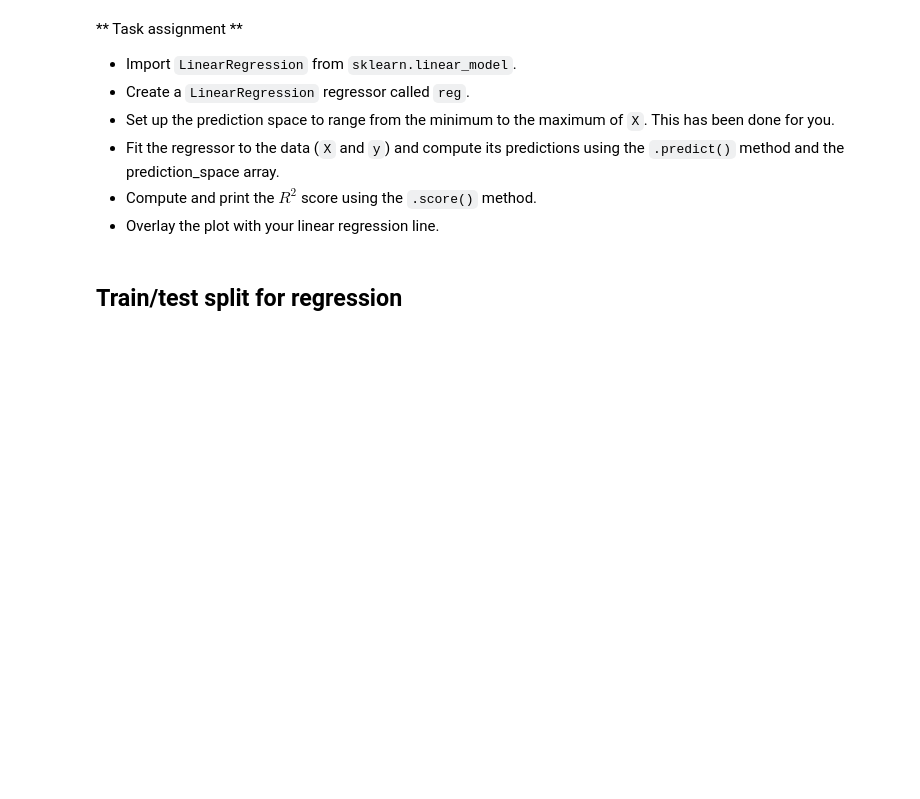
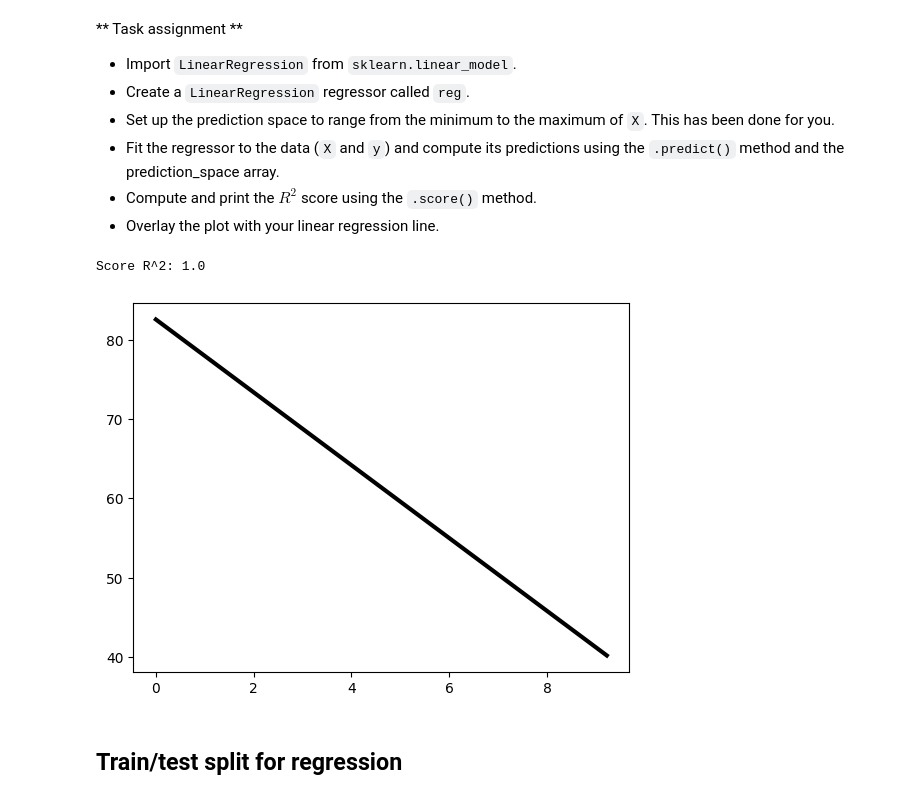
Before and after one commit to onlybuzy/Homework_VA_25, a Jupyter notebook: regression.ipynb, the cells around one changed output. Cells and saved outputs as stored; diff of their text form; code cells hidden in the pictures; blank space fills up the shorter version.

```diff
--- a/regression.ipynb
+++ b/regression.ipynb
@@ -83,26 +144,30 @@ A scatter plot with 'fertility' on the x-axis and 'life' on the y-axis has been
 # %%
 import matplotlib.pyplot as plt
 # Import LinearRegression
-____
+from sklearn.linear_model import LinearRegression
 
 # Create the regressor: reg
-reg = ____
+reg = LinearRegression()
 
 # Create the prediction space
 prediction_space = np.linspace(min(X), max(X)).reshape(-1,1)
 
 # Fit the model to the data
-____
+
+reg.fit(X,y)
 
 # Compute predictions over the prediction space: y_pred
-y_pred = ____
+y_pred = reg.predict(prediction_space)
 
 # Print R^2
-print(reg.score(____, ____))
+print('Score R^2:',reg.score(prediction_space, y_pred))
 
 # Plot regression line
 plt.plot(prediction_space, y_pred, color='black', linewidth=3)
 plt.show()
+# %% [output]
+Score R^2: 1.0
+[figure, added]
 # %% [markdown]
 ## Train/test split for regression
 # %% [markdown]
```
Also changed, not shown: parts of 37 cells of this notebook, 1 other file.
